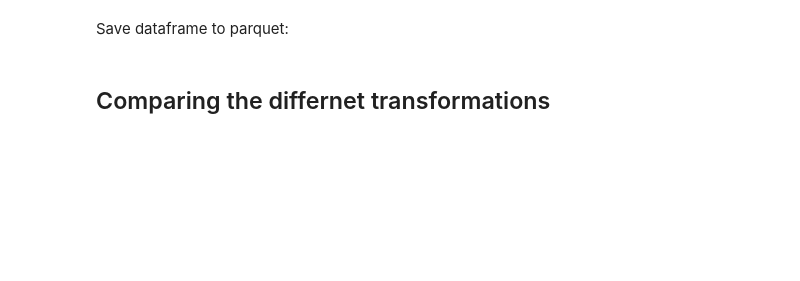
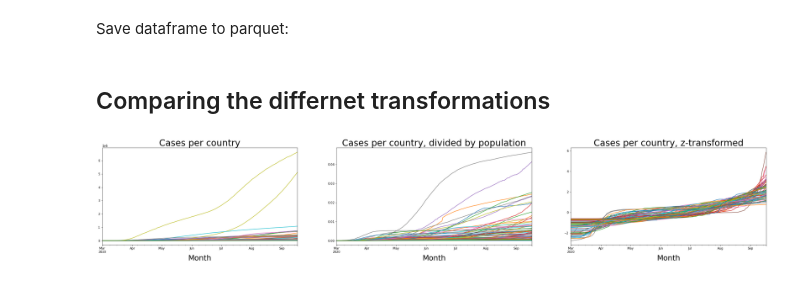
Before and after one commit to anweei/Covid-forecasting, a Jupyter notebook: new_version/pre_processing/preprocessing.ipynb, the cells around one changed output. Drawn from its saved outputs; the diff is of its cells as text; code cells hidden in the pictures; blank space fills up the shorter version.

Commit message:
endre_plot

```diff
--- a/new_version/pre_processing/preprocessing.ipynb
+++ b/new_version/pre_processing/preprocessing.ipynb
@@ -277,19 +287,21 @@ Save dataframe to parquet:
 # %%
 fig, axs = plt.subplots(1, 3)
 fig.set_figheight(6)
 fig.set_figwidth(40)
 
 
 df_res.plot(legend='',ax=axs[0])
 
 cases_popu.plot(legend='', ax=axs[1])
 
 z_df.plot(legend='', ax=axs[2])
-axs[0].set_title('Cases per country')
-axs[1].set_title('Cases per country, divided by population')
-axs[2].set_title('Cases per country, z-transformed')
+axs[0].set_title('Cases per country', fontsize=30)
+axs[1].set_title('Cases per country, divided by population', fontsize=30)
+axs[2].set_title('Cases per country, z-transformed', fontsize=30)
 
 for ax in axs.flat:
-    ax.set(xlabel='Month')
+    ax.set_xlabel('Month', fontsize=25)
 
 #plt.savefig("data_formats", bbox_inches='tight')
+# %% [output]
+[figure, added]
```
Also changed, not shown: parts of 3 cells of this notebook, 13 other files.
